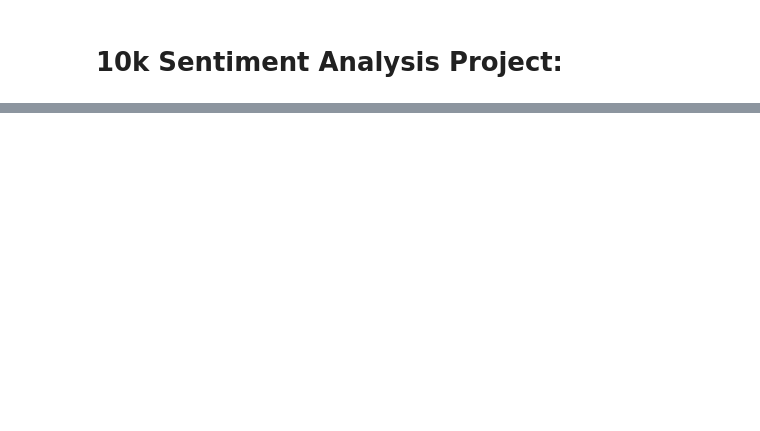
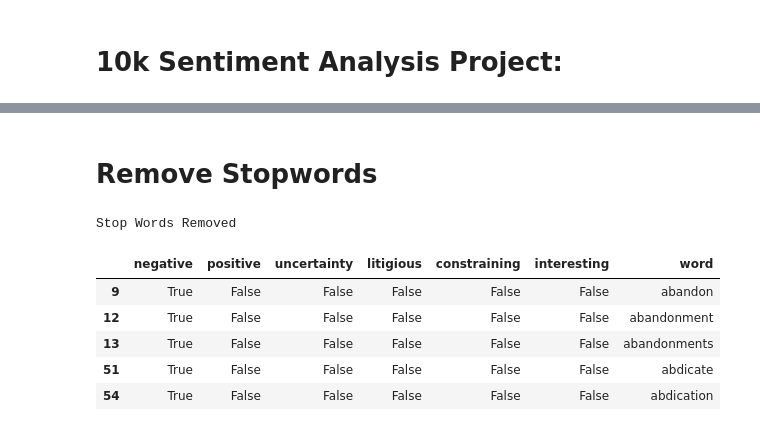
Before and after one commit to TBH-Project2/P2, a Jupyter notebook: 10k_sentiment_analysis.ipynb, the cells around one changed output, grey strips where cells are left out. Saved outputs shown, nothing was run; the diff lists cells and outputs as text; code cells hidden in the pictures; blank space fills up the shorter version.

```diff
--- a/10k_sentiment_analysis.ipynb
+++ b/10k_sentiment_analysis.ipynb
@@ -197,0 +293,19 @@ sentiments_df = sentiments_df[columns]
+# %%
+from nltk.stem import WordNetLemmatizer
+from nltk.corpus import wordnet
+
+
+def lemmatize_words(words):
+
+    lemmatized_words = [WordNetLemmatizer().lemmatize(word, 'v') for word in words]
+
+    return lemmatized_words
+
+
+word_pattern = re.compile('\w+')
+
+for ticker, ten_ks in ten_ks_by_ticker.items():
+    for ten_k in tqdm(ten_ks, desc='Lemmatize {} 10-Ks'.format(ticker), unit='10-K'):
+        ten_k['file_lemma'] = lemmatize_words(word_pattern.findall(ten_k['file_clean']))
+
+print_ten_k_data(ten_ks_by_ticker[example_ticker][:5], ['file_lemma'])
@@ -197,0 +325,41 @@ sentiments_df = sentiments_df[columns]
+# %% [markdown]
+# Remove Stopwords
+# %%
+from nltk.corpus import stopwords
+
+
+lemma_english_stopwords = lemmatize_words(stopwords.words('english'))
+
+for ticker, ten_ks in ten_ks_by_ticker.items():
+    for ten_k in tqdm(ten_ks, desc='Remove Stop Words for {} 10-Ks'.format(ticker), unit='10-K'):
+        ten_k['file_lemma'] = [word for word in ten_k['file_lemma'] if word not in lemma_english_stopwords]
+
+print('Stop Words Removed')
+# %% [output]
+Stop Words Removed
+# %%
+sentiments = ['negative', 'positive', 'uncertainty', 'litigious', 'constraining', 'interesting']
+
+sentiment_df = pd.read_csv('LoughranMcDonald_MasterDictionary_2018.csv')
+
+# Lowercase the columns for ease of use
+sentiment_df.columns = [column.lower() for column in sentiment_df.columns]
+
+# Remove unused information
+sentiment_df = sentiment_df[sentiments + ['word']]
+sentiment_df[sentiments] = sentiment_df[sentiments].astype(bool)
+sentiment_df = sentiment_df[(sentiment_df[sentiments]).any(1)]
+
+# Apply the same preprocessing to these words as the 10-k words
+sentiment_df['word'] = lemmatize_words(sentiment_df['word'].str.lower())
+sentiment_df = sentiment_df.drop_duplicates('word')
+
+
+sentiment_df.head()
+# %% [output]
+|  | negative | positive | uncertainty | litigious | constraining | interesting | word |
+| 9 | True | False | False | False | False | False | abandon |
+| 12 | True | False | False | False | False | False | abandonment |
+| 13 | True | False | False | False | False | False | abandonments |
+| 51 | True | False | False | False | False | False | abdicate |
+| 54 | True | False | False | False | False | False | abdication |
```
Also changed, not shown: parts of 29 cells of this notebook.
